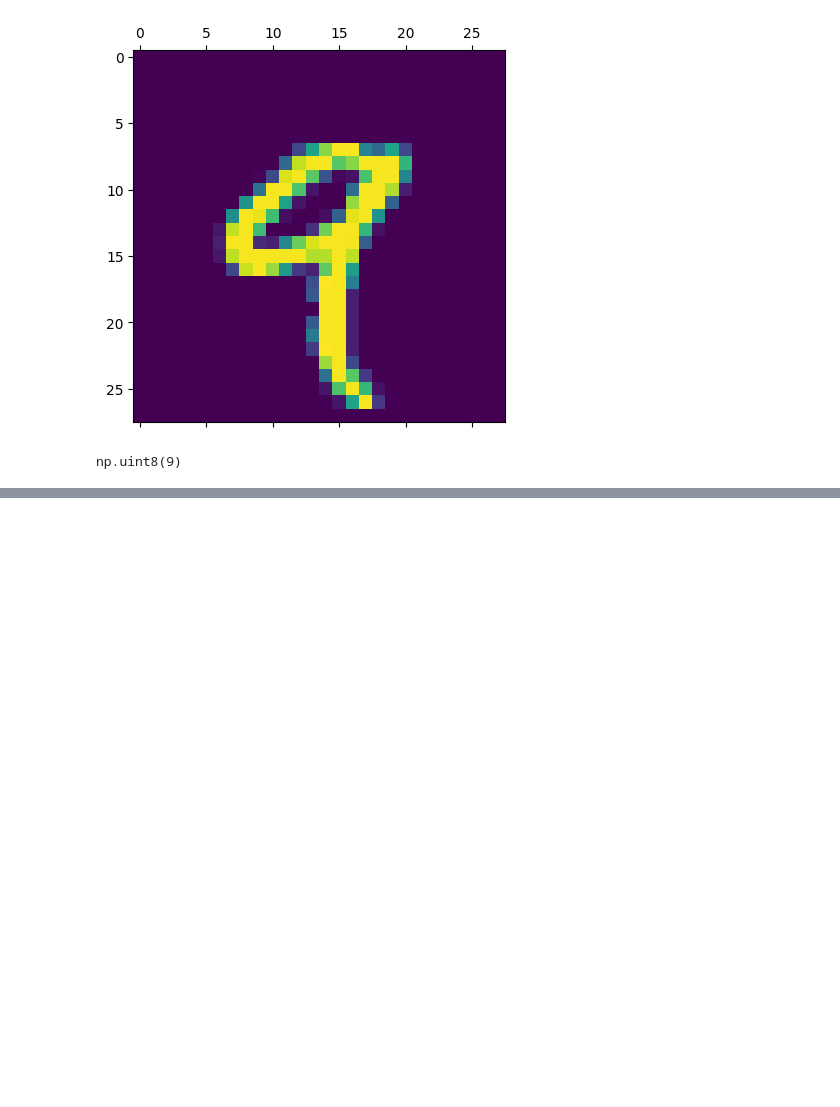
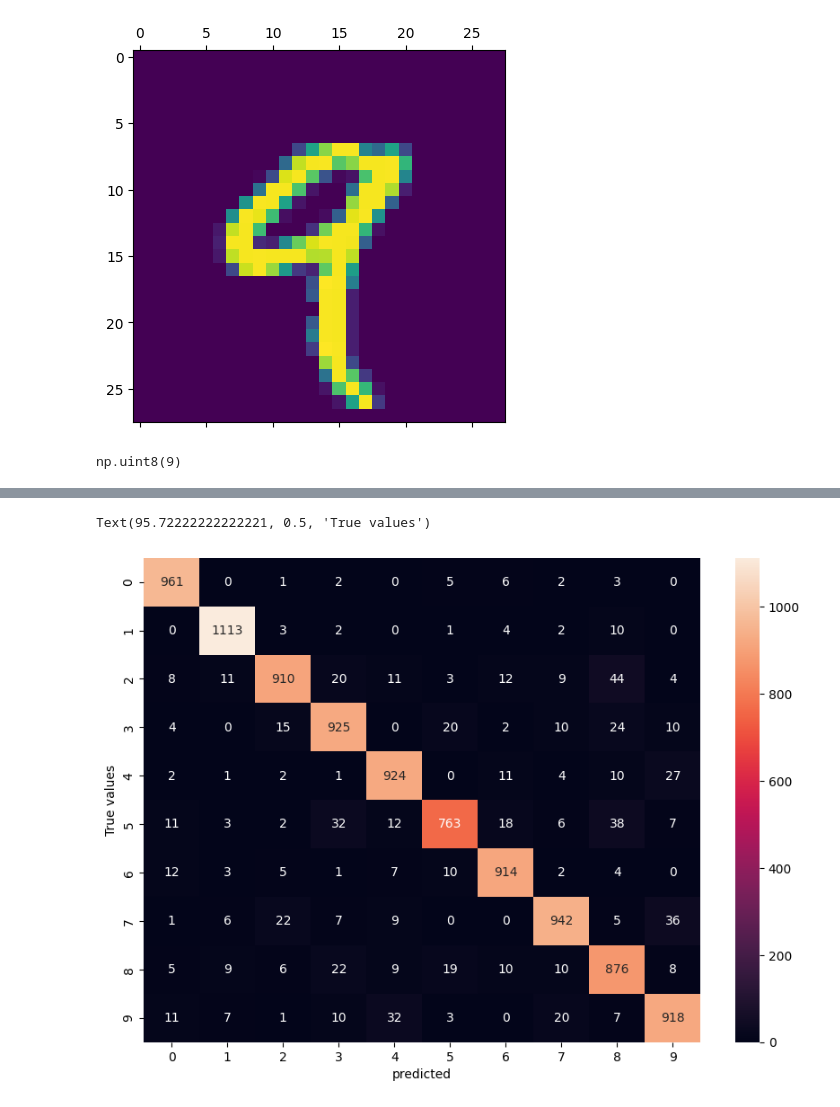
Before and after one commit to RohanVarmaP/Deep-Learning, a Jupyter notebook: 1-Handwritten Digits Classification/1-handwritten_digits_classification.ipynb, the cells around one changed output, grey strips where cells are left out. Drawn from its saved outputs; the diff is of its cells as text; code cells hidden in the pictures; blank space fills up the shorter version.

```diff
--- a/1-Handwritten Digits Classification/1-handwritten_digits_classification.ipynb
+++ b/1-Handwritten Digits Classification/1-handwritten_digits_classification.ipynb
@@ -45,0 +51,3 @@ np.uint8(9)
+# %%
+x_train_flattened=x_train.reshape(len(x_train),28*28)
+x_test_flattened=x_test.reshape(len(x_test),28*28)
@@ -45,0 +58,6 @@ np.uint8(9)
+# %%
+model=keras.Sequential([
+    keras.layers.Dense(10,input_shape=(784,),activation='sigmoid')
+])
+model.compile(optimizer='adam',loss='sparse_categorical_crossentropy')
+model.fit(x_train_flattened,y_train,epochs=5)
@@ -45,0 +81,2 @@ np.uint8(9)
+# %%
+test_pred=model.predict(x_test_flattened)
@@ -45,0 +94,4 @@ np.uint8(9)
+# %%
+test_pred_labels=[np.argmax(i) for i in test_pred]
+cm=tf.math.confusion_matrix(labels=y_test,predictions=test_pred_labels)
+cm
@@ -45,0 +111,8 @@ np.uint8(9)
+# %%
+plt.figure(figsize=(10,7))
+sn.heatmap(cm,annot=True,fmt='d')
+plt.xlabel('predicted')
+plt.ylabel('True values')
+# %% [output]
+Text(95.72222222222221, 0.5, 'True values')
+[figure, added]
```
Also changed, not shown: parts of 19 cells of this notebook.
